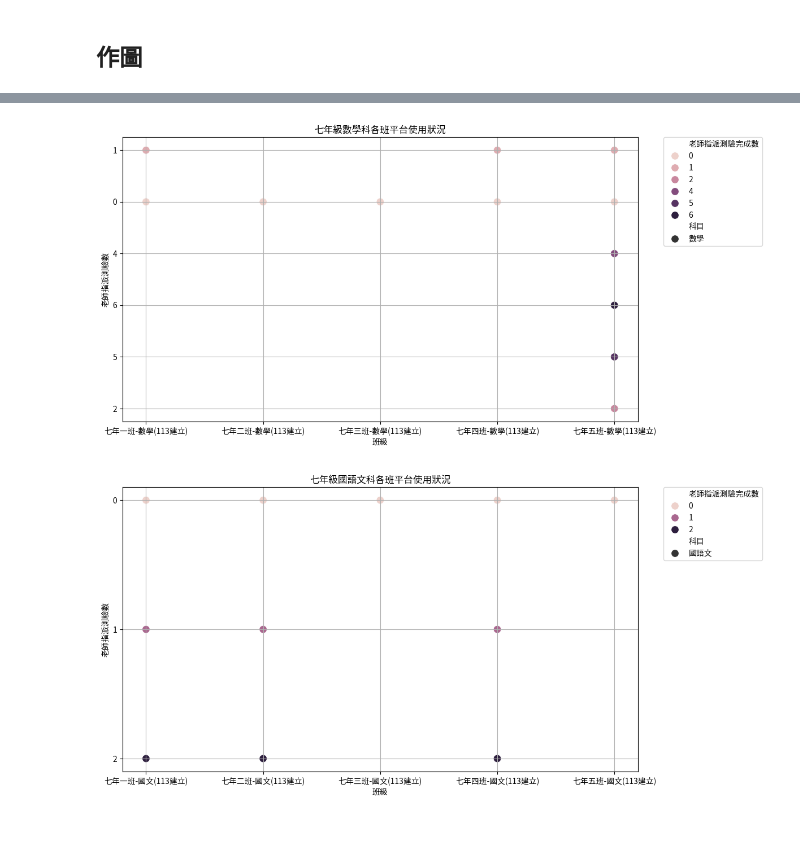
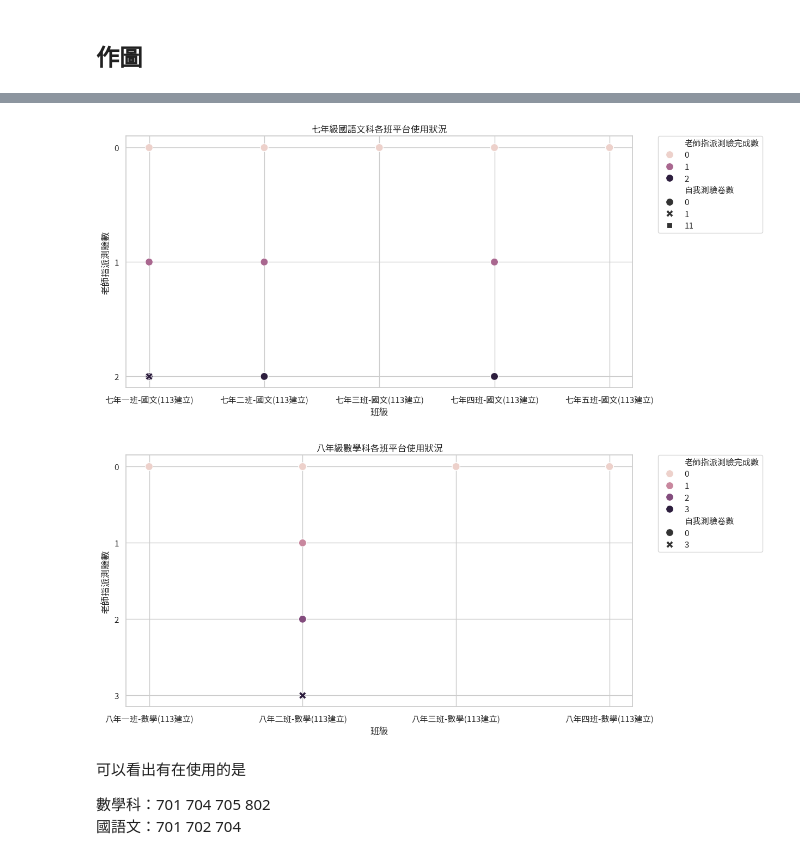
Before and after one commit to Emily-Hsu2004/edu-data-mining-, a Jupyter notebook: 練習/week3-課堂練習1.ipynb, the cells around one changed output, grey strips where cells are left out. Cells and saved outputs as stored; diff of their text form; code cells hidden in the pictures; blank space fills up the shorter version.

```diff
--- a/練習/week3-課堂練習1.ipynb
+++ b/練習/week3-課堂練習1.ipynb
@@ -179,46 +204,51 @@ plt.show()
 # %%
 # 讀取
-df_7_c_m=df_7[df_7["科目"].isin(["數學"])]
+df_7_c_c=df_7[df_7["科目"].isin(["國語文"])]
 
 # 繪製散佈圖
 plt.figure(figsize=(12, 6))
 sns.scatterplot(
-    data=df_7_c_m,
+    data=df_7_c_c,
     x="班級",
     y="老師指派測驗數",
     hue="老師指派測驗完成數",
-    style="科目",
+    style="自我測驗卷數",
     s=100,
 )
-plt.title("七年級數學科各班平台使用狀況")
+plt.title("七年級國語文科各班平台使用狀況")
 plt.xlabel("班級")
 plt.ylabel("老師指派測驗數")
 plt.legend(bbox_to_anchor=(1.05, 1), loc=2, borderaxespad=0.0)
 plt.grid(True)
-plt.tight_layout()
+
 plt.show()
 # %% [output]
-[figure, old version]
+[figure, new version]
 # %%
 # 讀取
-df_7_c_c=df_7[df_7["科目"].isin(["國語文"])]
+df_8_c_m=df_8[df_8["科目"].isin(["數學"])]
 
 # 繪製散佈圖
 plt.figure(figsize=(12, 6))
 sns.scatterplot(
-    data=df_7_c_c,
+    data=df_8_c_m,
     x="班級",
     y="老師指派測驗數",
     hue="老師指派測驗完成數",
-    style="科目",
+    style="自我測驗卷數",
     s=100,
 )
-plt.title("七年級國語文科各班平台使用狀況")
+plt.title("八年級數學科各班平台使用狀況")
 plt.xlabel("班級")
 plt.ylabel("老師指派測驗數")
 plt.legend(bbox_to_anchor=(1.05, 1), loc=2, borderaxespad=0.0)
 plt.grid(True)
-plt.tight_layout()
+
 plt.show()
 # %% [output]
-[figure, old version]
+[figure, new version]
+# %% [markdown]
+可以看出有在使用的是
+
+數學科：701 704 705 802
+國語文：701 702 704
```
Also changed, not shown: parts of 13 cells of this notebook.
